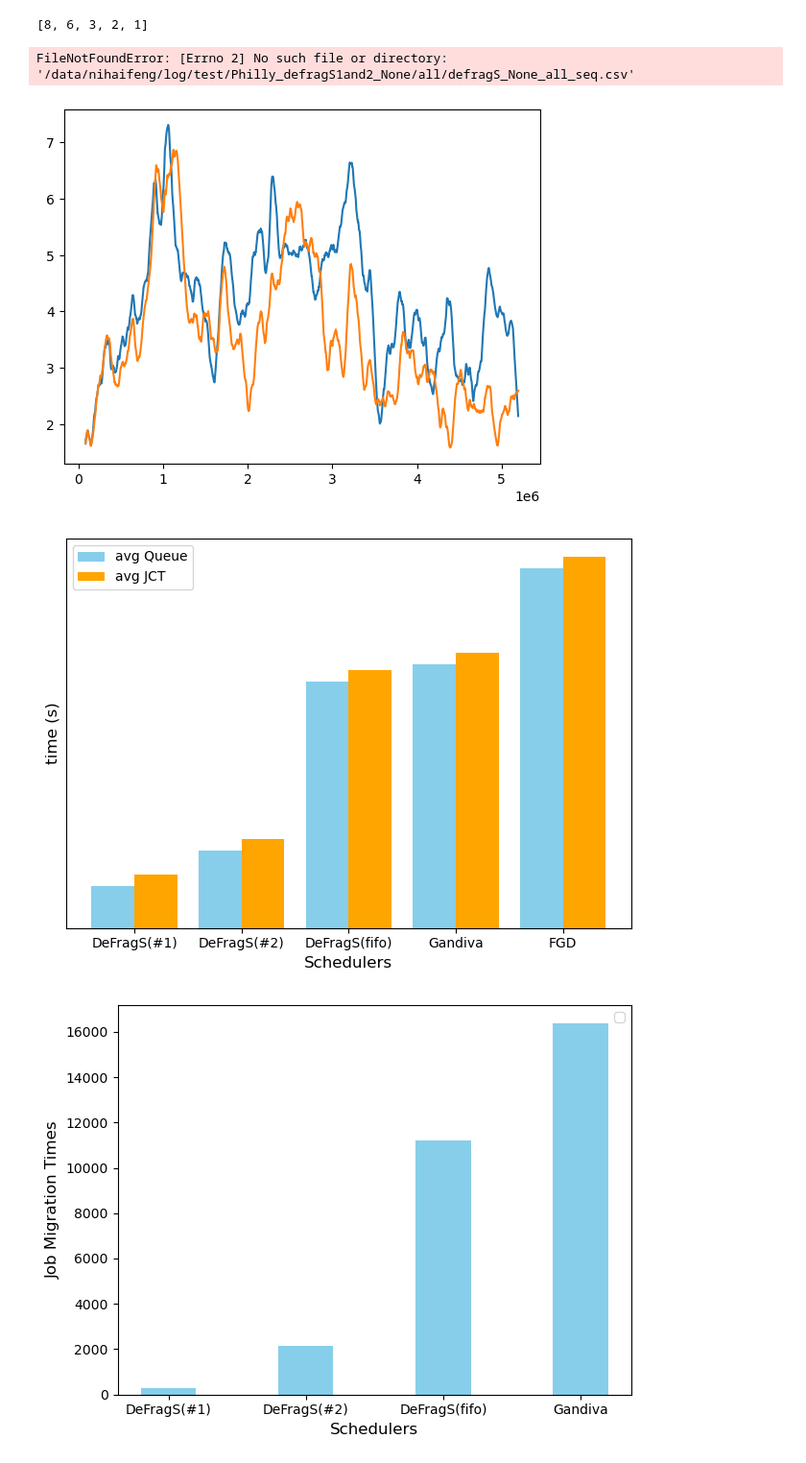
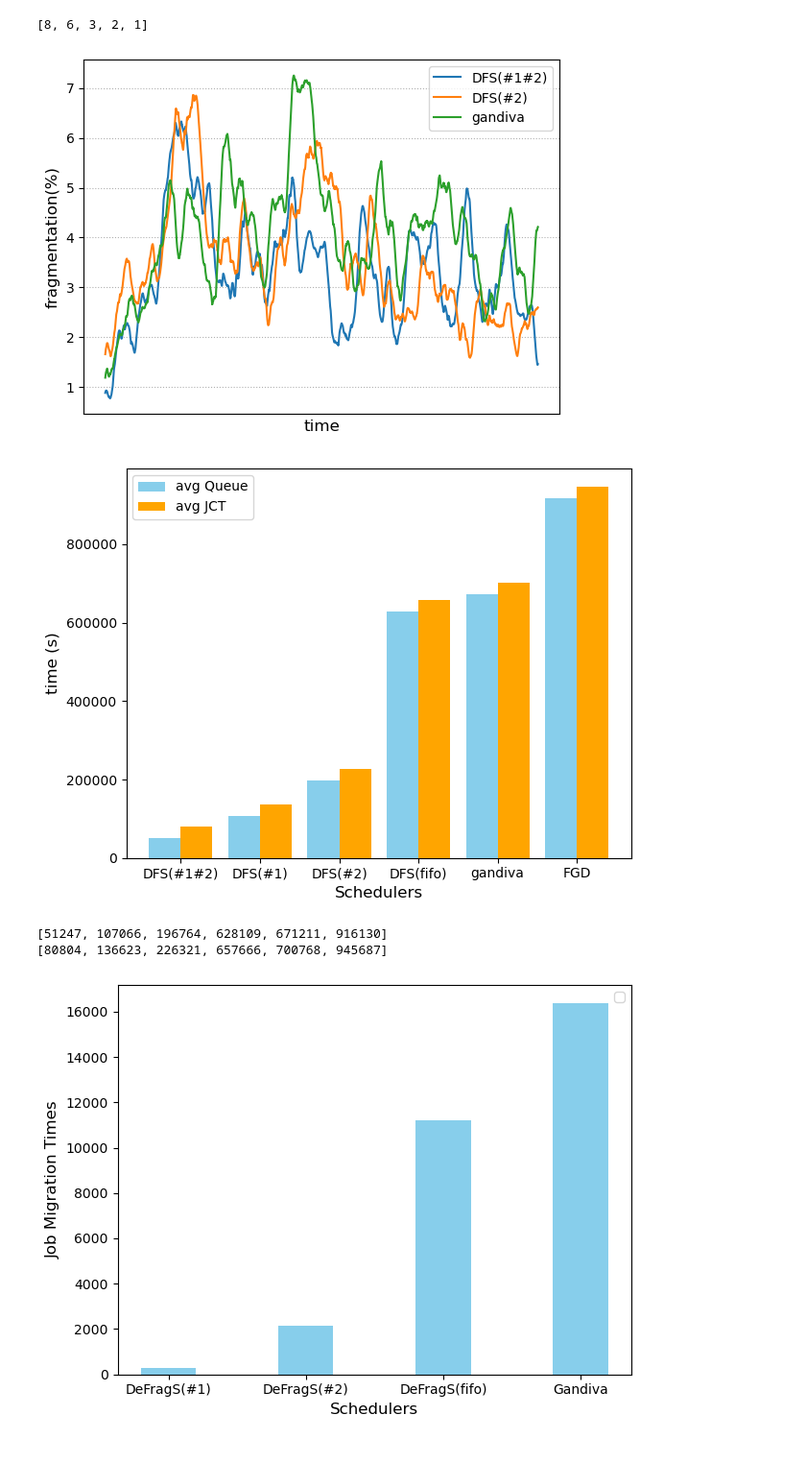
Before and after one commit to CUG-nhf/simulator, a Jupyter notebook: plot/test.ipynb, the cells around one changed output. Shown at 96% size. Cells and saved outputs as stored; diff of their text form; code cells hidden in the pictures.

```diff
--- a/plot/test.ipynb
+++ b/plot/test.ipynb
@@ -11,37 +11,36 @@ print(ls)
 # %% [output]
 [8, 6, 3, 2, 1]
 # %%
-schedulers = ["defragSPendjob2_None", 'defragS_None','defragS1and2_None'] #    "fifo_FGD", "defragS_fifo",  'gandiva_None',"defragS_None",
-labels = ['DeFragS(#1)', 'DeFragS(#2)', 'DeFragS(#1#2)']
-log_dir = "/data/nihaifeng/log/test"
+schedulers = [ 'defragS1and2_None', 'defragS_None',"gandiva_None",] #    "fifo_FGD", "defragS_fifo",  'gandiva_None',"defragS_None",
+labels = ["DFS(#1#2)",'DFS(#2)',  "gandiva", ]
+log_dir = "/data/nihaifeng/log/PPT_51"
 saving = False
 window_size = 60 * 24 * 1
 
 for idx, scheduler in enumerate(schedulers):
-	if scheduler in ["defragS_fifo", "defragSPendjob2_None", "defragS1and2_None"]:
+	if scheduler in ["defragS_fifo", "defragSPendjob2_None", "defragS1and2_None", "defragS1and2New_None"]:
 		df = pd.read_csv(log_dir+f'/Philly_{scheduler}/all/defragS_None_all_seq.csv')
 	elif scheduler == "gandivaN_None":
 		df = pd.read_csv(log_dir+f'/Philly_{scheduler}/all/gandiva_None_all_seq.csv')
 	else:
 		df = pd.read_csv(log_dir+f'/Philly_{scheduler}/all/{scheduler}_all_seq.csv')
 	y = df['fragmentation_ration']*100
 	plt.plot(df['time'], y.rolling(window=window_size).mean(), label=labels[idx])
 
 plt.xlabel('time', fontsize=12)
 plt.xticks([])
 plt.ylabel('fragmentation(%)', fontsize=12)
 plt.legend(loc='best', fontsize=10)
 plt.grid(linestyle=':')
 plt.show()
 # %% [output]
-FileNotFoundError: [Errno 2] No such file or directory: '/data/nihaifeng/log/test/Philly_defragS1and2_None/all/defragS_None_all_seq.csv'
-[figure, old version]
+[figure, new version]
 # %%
-schedulers = ["defragSPendjob2_None", 'defragS_None', "defragS_fifo", 'gandiva_None', 'fifo_FGD'] # 'gandiva_None', 'fifo_FGD', "defragS_fifo"
-
+schedulers = [ 'defragS1and2_None', 'defragSPendjob2_None', 'defragS_None',  'defragS_fifo', "gandiva_None", 'fifo_FGD' ] #    "fifo_FGD", "defragS_fifo",  'gandiva_None',"defragS_None",
+labels = ["DFS(#1#2)",'DFS(#1)', 'DFS(#2)',  "DFS(fifo)",  "gandiva", "FGD" ]
 que_list, jct_list = [], []
 for scheduler in schedulers:
-	if scheduler in ["defragS_fifo", "defragSPendjob2_None"]:
+	if scheduler in ["defragS_fifo", "defragSPendjob2_None", 'defragS1and2_None', 'defragS1and2New_None']:
 		df = pd.read_csv(log_dir+f'/Philly_{scheduler}/jct_avg_None.csv')
 		jct_list.append(df.iloc[len(df)-1, 1])
 		df = pd.read_csv(log_dir+f'/Philly_{scheduler}/que_avg_None.csv')
@@ -63,8 +62,8 @@ plt.bar(x_indices - bar_width/2, que_list, bar_width, label='avg Queue', color='
 plt.bar(x_indices + bar_width/2, jct_list, bar_width, label='avg JCT', color='orange')
 
 # 设置 x 轴标签
-plt.xticks(x_indices, ['DeFragS(#1)', 'DeFragS(#2)', 'DeFragS(fifo)', 'Gandiva', 'FGD'])
-plt.yticks([])
+plt.xticks(x_indices, labels)
+# plt.yticks([])
 
 # 添加标题和坐标轴标签
 plt.xlabel("Schedulers", fontsize=12)
@@ -76,8 +75,12 @@ plt.legend()
 # 显示图表
 plt.tight_layout()
 plt.show()
+print(que_list)
+print(jct_list)
 # %% [output]
-[figure, old version]
+[figure, new version]
+[51247, 107066, 196764, 628109, 671211, 916130]
+[80804, 136623, 226321, 657666, 700768, 945687]
 # %%
 y = [272, 2150, 11219, 16358]
 schedulers = ['DeFragS(#1)', 'DeFragS(#2)', 'DeFragS(fifo)', 'Gandiva']
```
Also changed, not shown: 2 other files.
